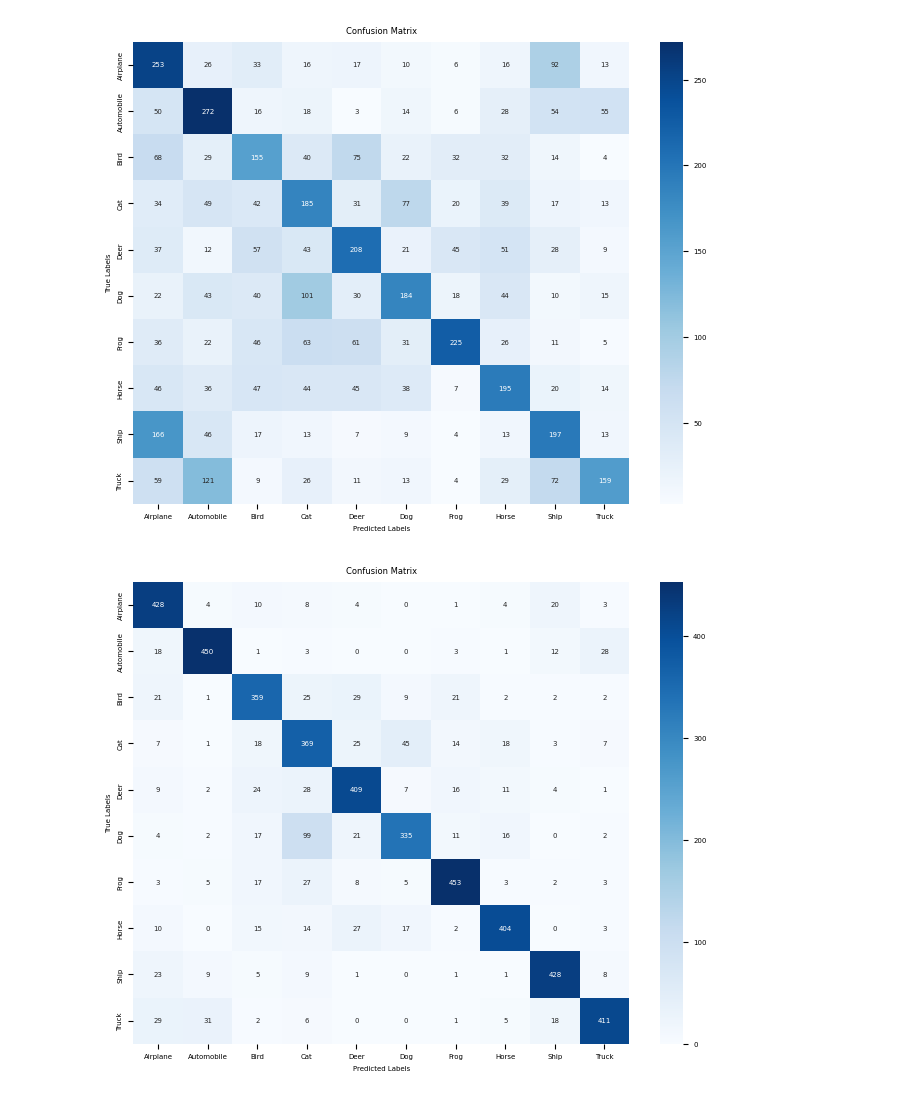
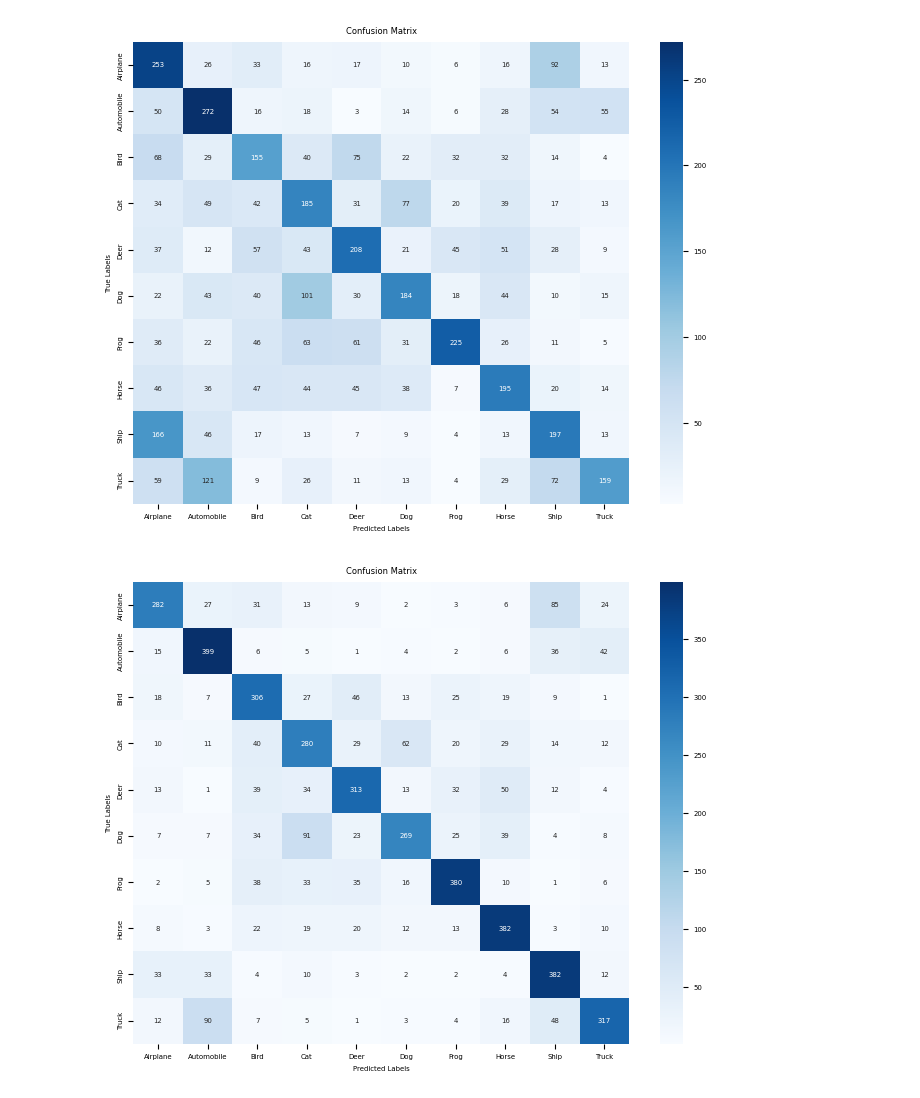
Before and after one commit to Team4IDS576/homework-assignments, a Jupyter notebook: Homework_2_Problem_1.ipynb, the cells around one changed output. Drawn from its saved outputs; the diff is of its cells as text; code cells hidden in the pictures.

Commit message:
Revise fine tuning model to use same training and validation strategy

```diff
--- a/Homework_2_Problem_1.ipynb
+++ b/Homework_2_Problem_1.ipynb
@@ -157,7 +157,8 @@ def calculate_accuracy(outputs, labels):
     accuracy = correct / labels.size(0)
     return accuracy
 
-def train_model(model, criterion, optimizer, train_loader: DataLoader, val_loader: DataLoader = None, scheduler = None, num_epochs=25, verbose = 5):
+def train_model(model, criterion, optimizer, train_loader: DataLoader,
+                val_loader: DataLoader = None, scheduler = None, num_epochs=25, verbose = 5):
 
     # model training history
     train_loss_history = []
@@ -525,3 +528,30 @@ prediction_results(test_results, test_set)
 ## Fine-Tuning Preparation:
 Make a copy of the pre-trained ResNet-18 model.
 Modify the classifier (e.g., replace the final fully connected layer) for the new task (CIFAR-10).
+# %%
+# @Sadjad
+# create transfer learning model
+resnet18_tuned = resnet18(weights=ResNet18_Weights.DEFAULT)
+
+# freeze all the layers except for "layer4" and "fc"
+# which are final conv. layers and the fully connected layer
+for name, param in resnet18_tuned.named_parameters():
+    if "layer4" in name or "fc" in name:
+        param.requires_grad = True
+    else:
+        param.requires_grad = False
+
+# num_ftrs = resnet18_tuned.fc.in_features # this variable is defined once and we don't change it here
+resnet18_tuned.fc = nn.Linear(num_ftrs, 10)
+
+resnet18_tuned.to(device)
+
+# criterion = nn.CrossEntropyLoss() # this variable is defined once and we don't change it here
+
+optimizer_tuned = optim.Adam(filter(lambda p: p.requires_grad,
+                                    resnet18_tuned.parameters()),
+                                    lr=1e-4) # We defined a lower learning rate for fine-tuning
+# %%
+# Train the model for a few more epochs
+trained_classifier_fine_tuned = train_model(resnet18_tuned, criterion, optimizer_tuned,
+                                            train_loader, val_loader, num_epochs=10)
@@ -645,6 +723,6 @@ plot_confusion_matrix(trained_classifier["model"], test_loader, class_labels)
 [figure]
 # %%
 # Generate confusion matrix for fine-tuned ResNet-18 model
-plot_confusion_matrix(resnet18_model, test_loader, class_labels)
+plot_confusion_matrix(trained_classifier_fine_tuned["model"], test_loader, class_labels)
 # %% [output]
-[figure, old version]
+[figure, new version]
```
Also changed, not shown: parts of 9 cells of this notebook.
